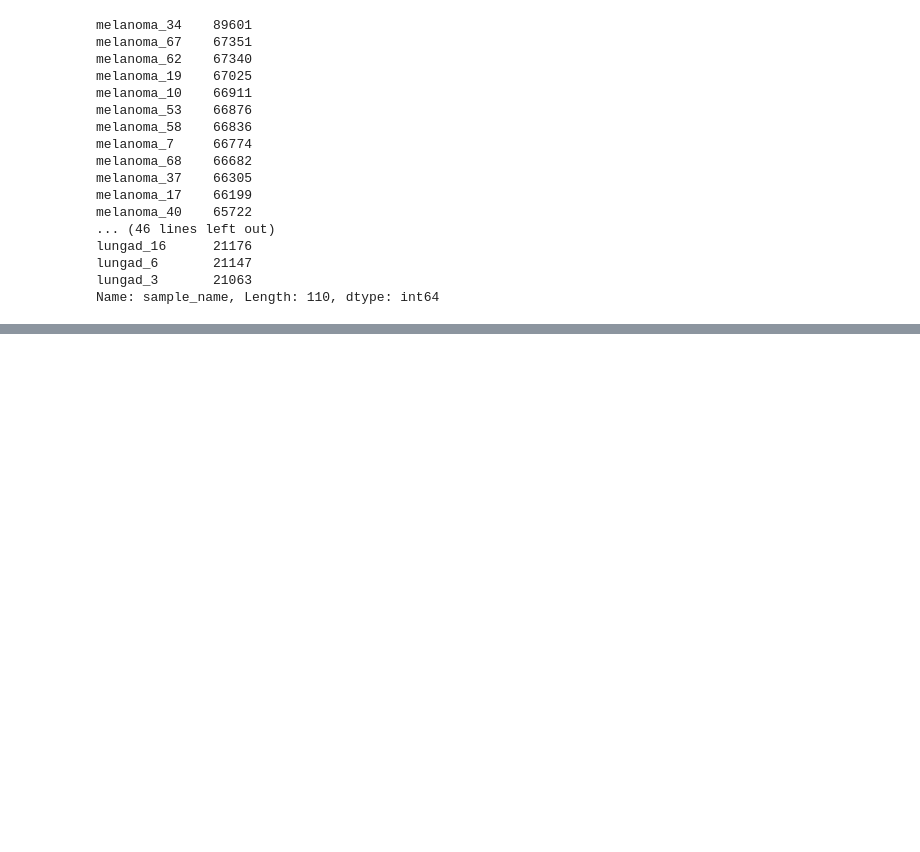
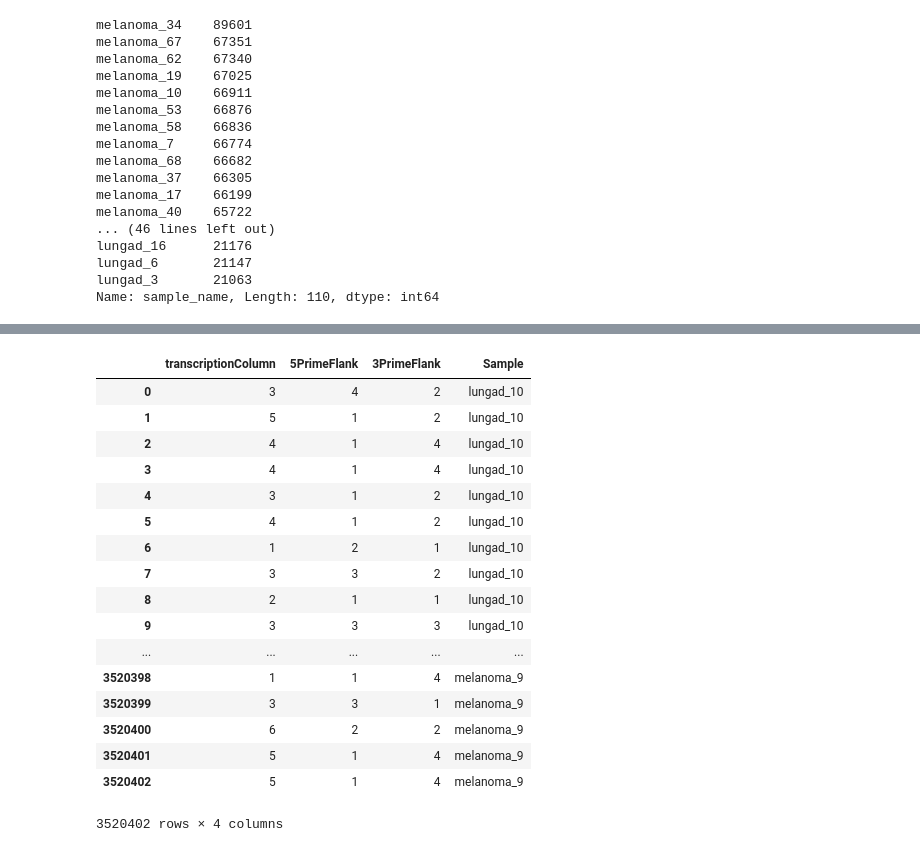
Before and after one commit to dunkelhaus/cancerTherapy, a Jupyter notebook: analysis/Mutation Analysis.ipynb, the cells around one changed output, grey strips where cells are left out. Saved outputs shown, nothing was run; the diff lists cells and outputs as text; code cells hidden in the pictures; blank space fills up the shorter version.

```diff
--- a/analysis/Mutation Analysis.ipynb
+++ b/analysis/Mutation Analysis.ipynb
@@ -88,0 +193,6 @@ Name: sample_name, Length: 110, dtype: int64
+# %%
+df2['5PrimeFlank']= (dataFrame['5A']+ dataFrame['5C']+ dataFrame['5G']+ dataFrame ['5T'])
+# %%
+df2['3PrimeFlank']= (dataFrame['3A']+ dataFrame['3C']+ dataFrame['3G']+ dataFrame ['3T'])
+# %%
+df2 = df2[(df2 != 0).all(1)]
@@ -88,0 +219,23 @@ Name: sample_name, Length: 110, dtype: int64
+# %%
+df2.insert(3, 'Sample', dataFrame['sample_name'])
+# %%
+df2
+# %% [output]
+|  | transcriptionColumn | 5PrimeFlank | 3PrimeFlank | Sample |
+| 0 | 3 | 4 | 2 | lungad_10 |
+| 1 | 5 | 1 | 2 | lungad_10 |
+| 2 | 4 | 1 | 4 | lungad_10 |
+| 3 | 4 | 1 | 4 | lungad_10 |
+| 4 | 3 | 1 | 2 | lungad_10 |
+| 5 | 4 | 1 | 2 | lungad_10 |
+| 6 | 1 | 2 | 1 | lungad_10 |
+| 7 | 3 | 3 | 2 | lungad_10 |
+| 8 | 2 | 1 | 1 | lungad_10 |
+| 9 | 3 | 3 | 3 | lungad_10 |
+| ... | ... | ... | ... | ... |
+| 3520398 | 1 | 1 | 4 | melanoma_9 |
+| 3520399 | 3 | 3 | 1 | melanoma_9 |
+| 3520400 | 6 | 2 | 2 | melanoma_9 |
+| 3520401 | 5 | 1 | 4 | melanoma_9 |
+| 3520402 | 5 | 1 | 4 | melanoma_9 |
+3520402 rows × 4 columns
```
Also changed, not shown: parts of 17 cells of this notebook.
